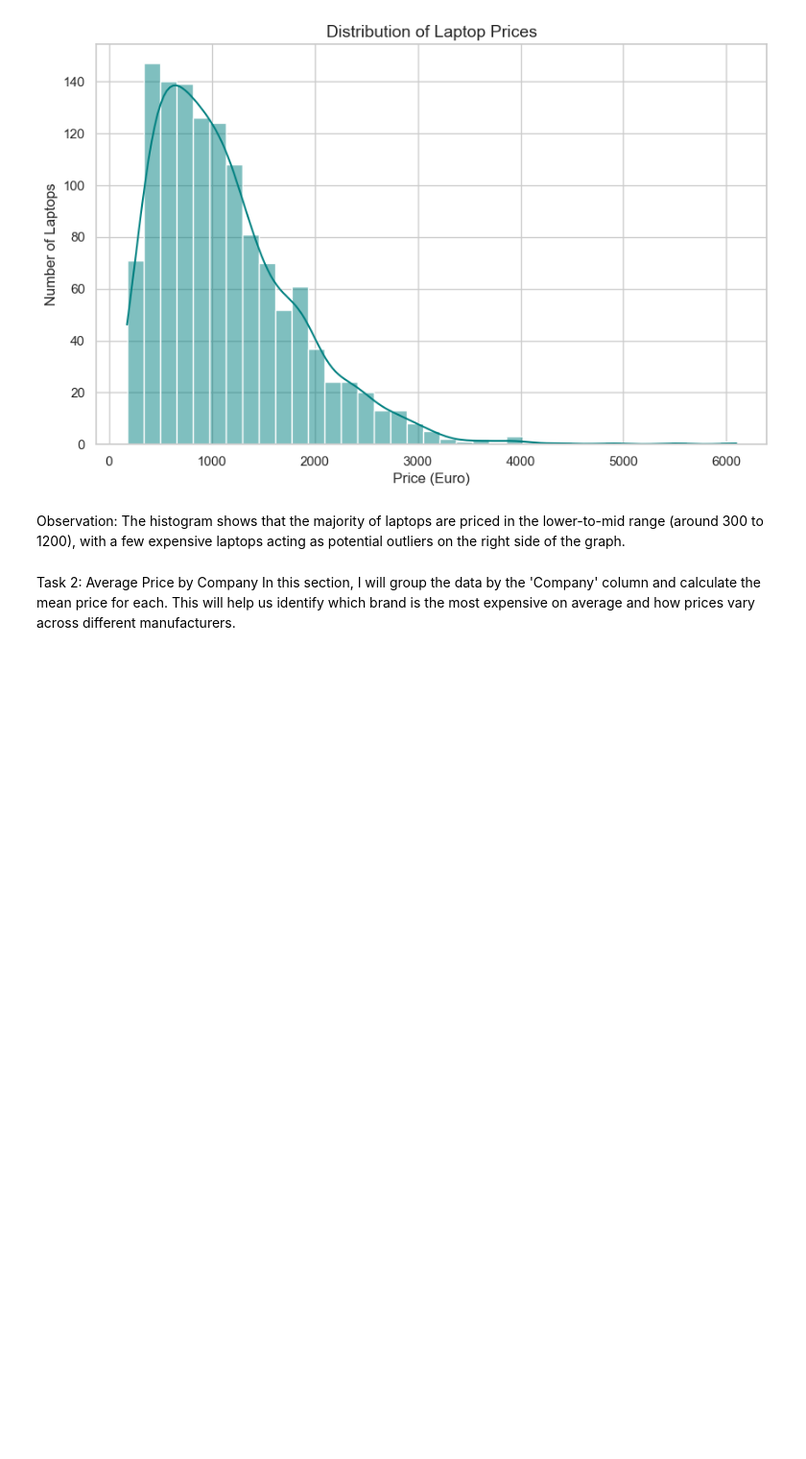
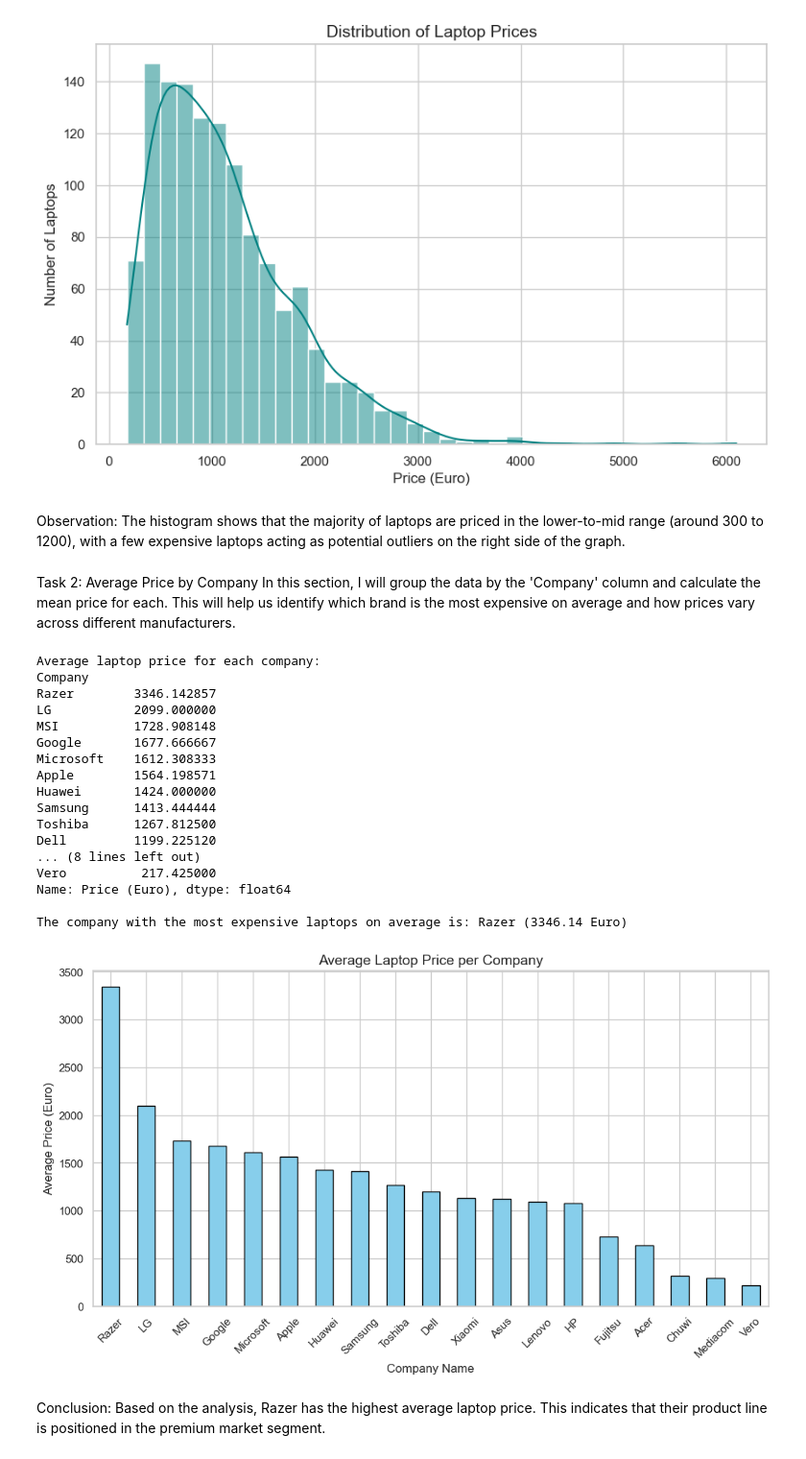
Before and after one commit to eliaKli/mini_project-1, a Jupyter notebook: x.ipynb, the cells around one changed output. Shown at 96% size. Drawn from its saved outputs; the diff is of its cells as text; code cells hidden in the pictures; blank space fills up the shorter version.

Commit message:
average price analysis

```diff
--- a/x.ipynb
+++ b/x.ipynb
@@ -88,3 +88,48 @@ Observation: The histogram shows that the majority of laptops are priced in the
 # %% [markdown]
 Task 2: Average Price by Company
 In this section, I will group the data by the 'Company' column and calculate the mean price for each. This will help us identify which brand is the most expensive on average and how prices vary across different manufacturers.
+# %%
+# חישוב המחיר הממוצע לכל חברה (סידור מהגבוה לנמוך)
+avg_price_company = df.groupby('Company')['Price (Euro)'].mean().sort_values(ascending=False)
+
+# הצגת הנתונים כטקסט (כדי לענות על השאלה "מה המחיר הממוצע")
+print("Average laptop price in euros for each company:")
+print(avg_price_company)
+
+# מציאת החברה היקרה ביותר
+most_expensive = avg_price_company.idxmax()
+highest_avg = avg_price_company.max()
+print(f"\nThe company with the most expensive laptops on average is: {most_expensive} ({highest_avg:.2f} Euro)")
+
+# יצירת גרף עמודות להמחשה ויזואלית
+plt.figure(figsize=(12, 6))
+avg_price_company.plot(kind='bar', color='skyblue', edgecolor='black')
+
+# כותרות ושמות לצירים (חובה לפי ההנחיות)
+plt.title('Average Laptop Price per Company', fontsize=14)
+plt.xlabel('Company Name', fontsize=12)
+plt.ylabel('Average Price (Euro)', fontsize=12)
+plt.xticks(rotation=45) # סיבוב שמות החברות כדי שיהיה קל לקרוא
+
+plt.show()
+# %% [output]
+Average laptop price for each company:
+Company
+Razer        3346.142857
+LG           2099.000000
+MSI          1728.908148
+Google       1677.666667
+Microsoft    1612.308333
+Apple        1564.198571
+Huawei       1424.000000
+Samsung      1413.444444
+Toshiba      1267.812500
+Dell         1199.225120
+... (8 lines left out)
+Vero          217.425000
+Name: Price (Euro), dtype: float64
+
+The company with the most expensive laptops on average is: Razer (3346.14 Euro)
+[figure, added]
+# %% [markdown]
+Conclusion: Based on the analysis, Razer has the highest average laptop price. This indicates that their product line is positioned in the premium market segment.
```
